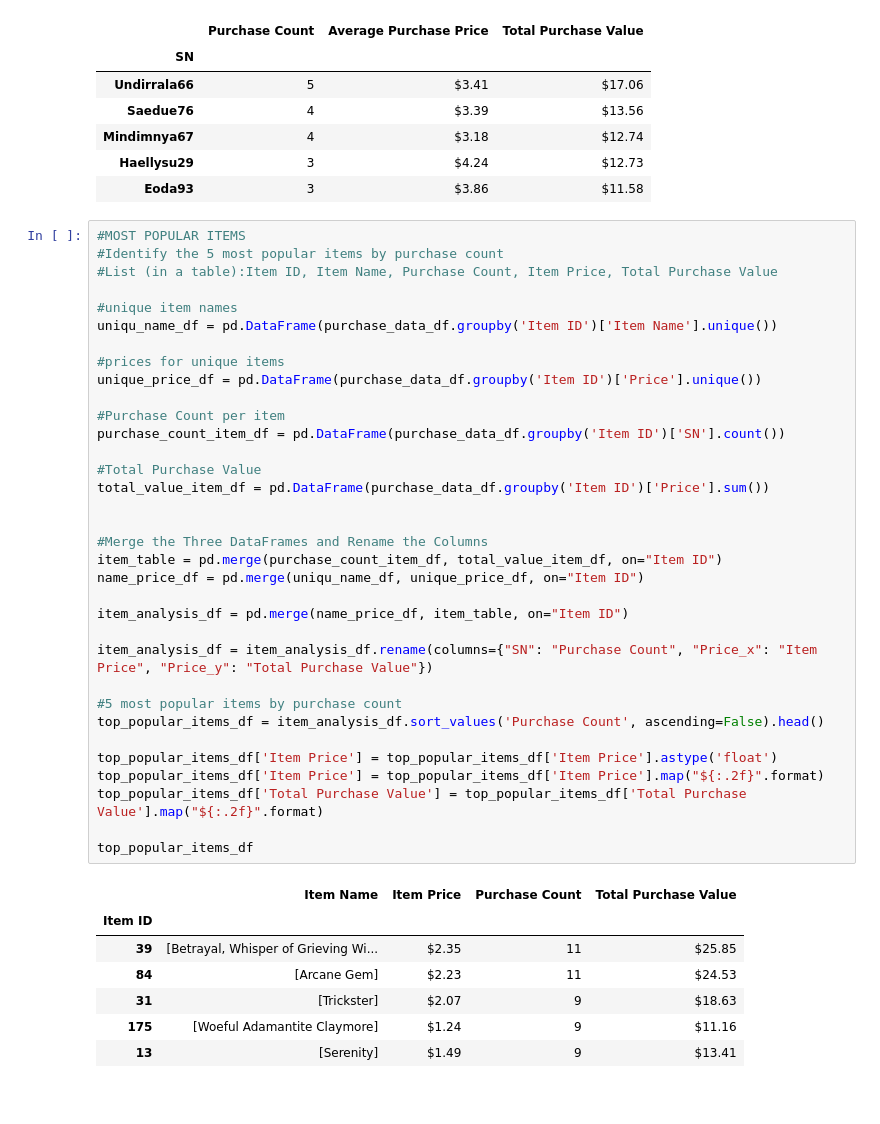
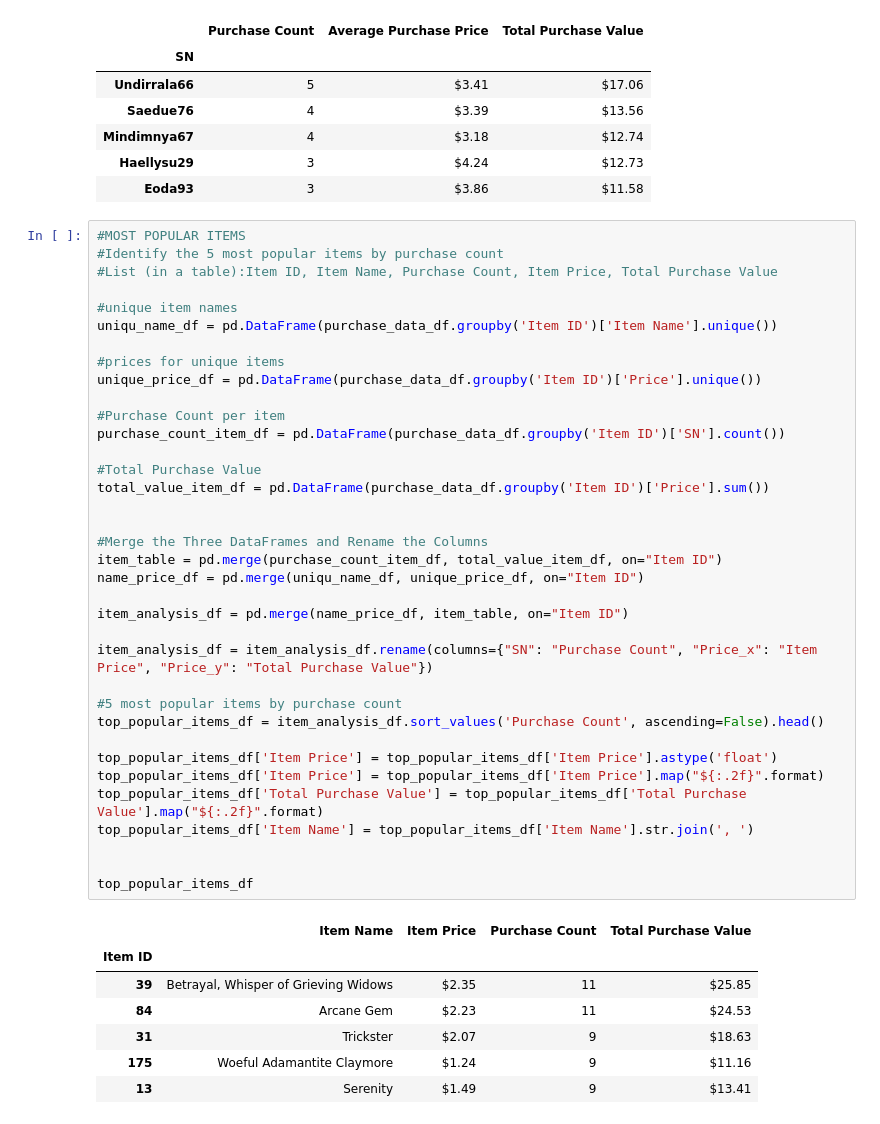
Before and after one commit to Mariamslmn/Pandas_Homework, a Jupyter notebook: heroes-homework.ipynb, the cells around one changed output. Saved outputs shown, nothing was run; the diff lists cells and outputs as text.

```diff
--- a/heroes-homework.ipynb
+++ b/heroes-homework.ipynb
@@ -240,38 +240,40 @@ uniqu_name_df = pd.DataFrame(purchase_data_df.groupby('Item ID')['Item Name'].un
 
 #prices for unique items
 unique_price_df = pd.DataFrame(purchase_data_df.groupby('Item ID')['Price'].unique())
 
 #Purchase Count per item
 purchase_count_item_df = pd.DataFrame(purchase_data_df.groupby('Item ID')['SN'].count())
 
 #Total Purchase Value
 total_value_item_df = pd.DataFrame(purchase_data_df.groupby('Item ID')['Price'].sum())
 
 
 #Merge the Three DataFrames and Rename the Columns
 item_table = pd.merge(purchase_count_item_df, total_value_item_df, on="Item ID")
 name_price_df = pd.merge(uniqu_name_df, unique_price_df, on="Item ID")
 
 item_analysis_df = pd.merge(name_price_df, item_table, on="Item ID")
 
 item_analysis_df = item_analysis_df.rename(columns={"SN": "Purchase Count", "Price_x": "Item Price", "Price_y": "Total Purchase Value"})
 
 #5 most popular items by purchase count
 top_popular_items_df = item_analysis_df.sort_values('Purchase Count', ascending=False).head()
 
 top_popular_items_df['Item Price'] = top_popular_items_df['Item Price'].astype('float')
 top_popular_items_df['Item Price'] = top_popular_items_df['Item Price'].map("${:.2f}".format)
 top_popular_items_df['Total Purchase Value'] = top_popular_items_df['Total Purchase Value'].map("${:.2f}".format)
+top_popular_items_df['Item Name'] = top_popular_items_df['Item Name'].str.join(', ')
+
 
 top_popular_items_df
 # %% [output]
 |  | Item Name | Item Price | Purchase Count | Total Purchase Value |
 | Item ID |  |  |  |  |
-| 39 | [Betrayal, Whisper of Grieving Wi... | $2.35 | 11 | $25.85 |
-| 84 | [Arcane Gem] | $2.23 | 11 | $24.53 |
-| 31 | [Trickster] | $2.07 | 9 | $18.63 |
-| 175 | [Woeful Adamantite Claymore] | $1.24 | 9 | $11.16 |
-| 13 | [Serenity] | $1.49 | 9 | $13.41 |
+| 39 | Betrayal, Whisper of Grieving Widows | $2.35 | 11 | $25.85 |
+| 84 | Arcane Gem | $2.23 | 11 | $24.53 |
+| 31 | Trickster | $2.07 | 9 | $18.63 |
+| 175 | Woeful Adamantite Claymore | $1.24 | 9 | $11.16 |
+| 13 | Serenity | $1.49 | 9 | $13.41 |
 # %%
 #MOST PROFITABLE ITEMS
 
```
Also changed, not shown: parts of 1 cell of this notebook.
